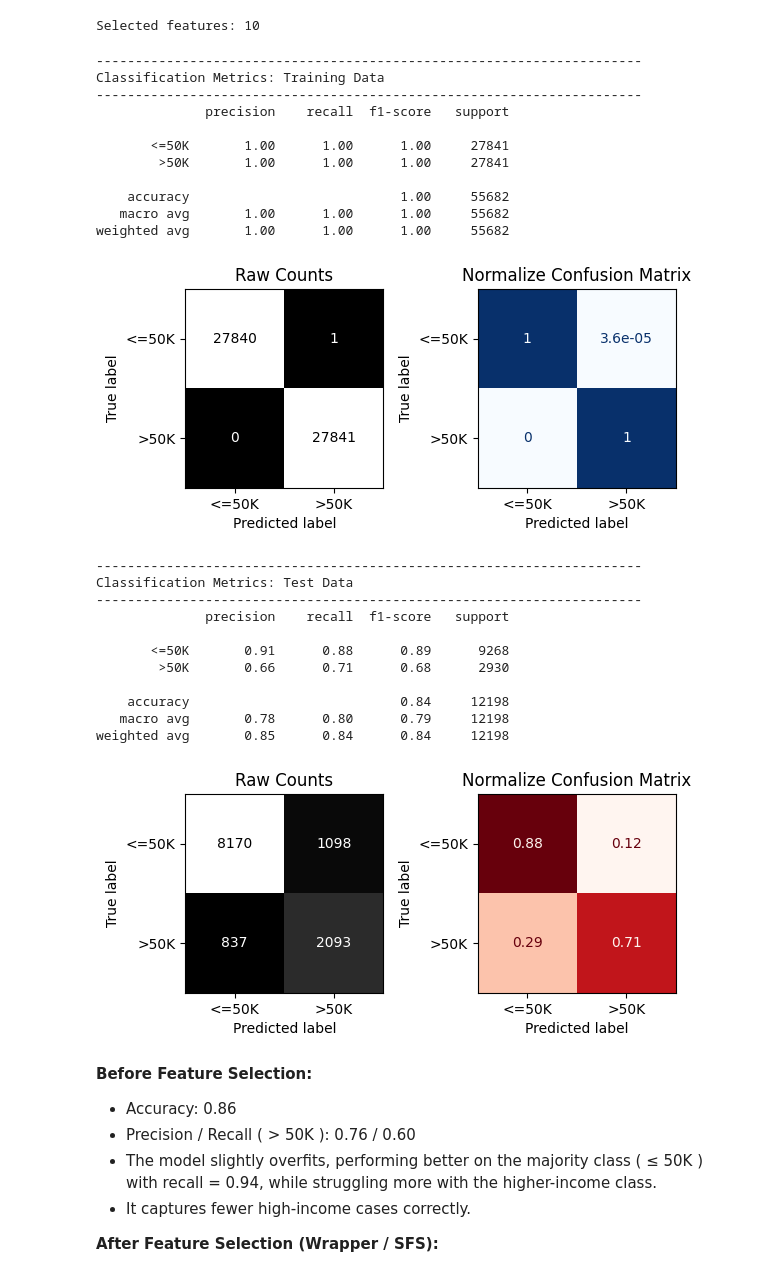
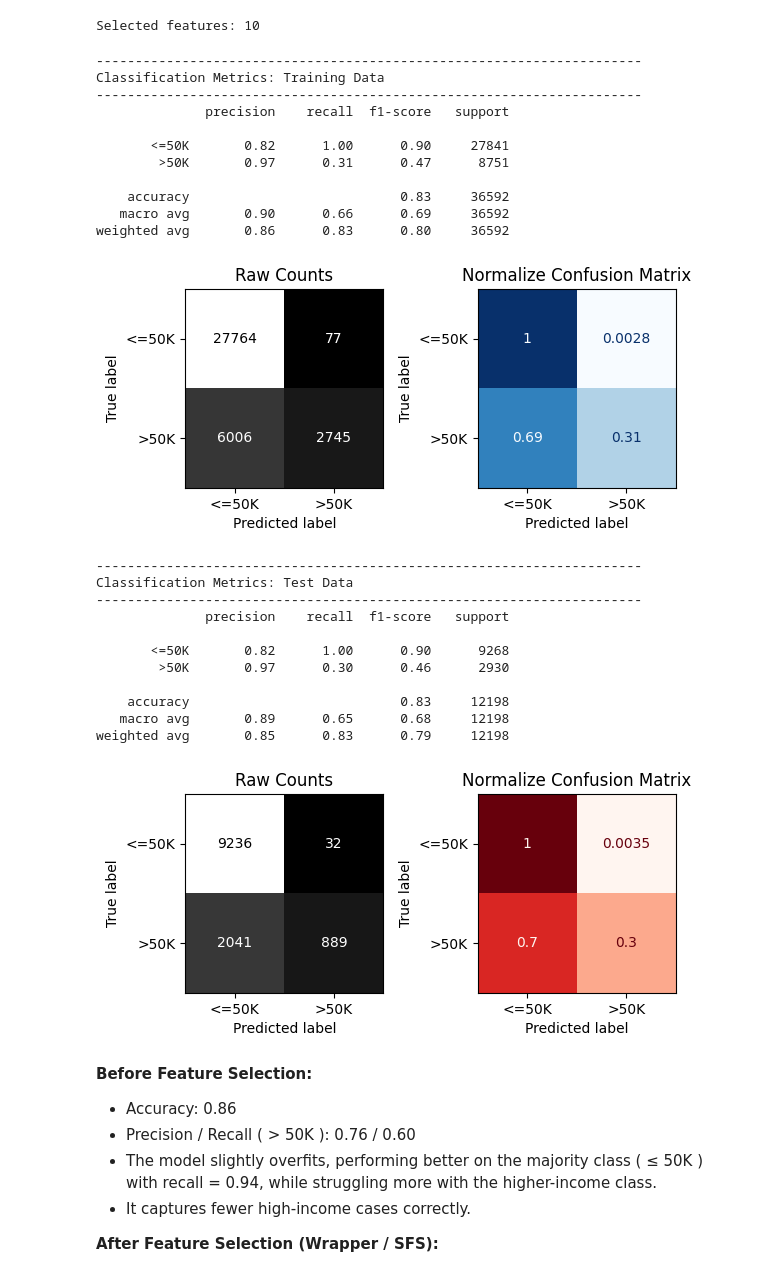
Before and after one commit to NasserKishek/Adult-Income, a Jupyter notebook: Adult_Income.ipynb, the cells around one changed output. Saved outputs shown, nothing was run; the diff lists cells and outputs as text; code cells hidden in the pictures.

```diff
--- a/Adult_Income.ipynb
+++ b/Adult_Income.ipynb
@@ -702,10 +682,10 @@ sfs = SequentialFeatureSelector(
 )
 
 # Fit SFS on training data
-sfs.fit(X_train_balanced, y_train_balanced)
+sfs.fit(X_train_combined, y_train)
 
 # Transform data to select only chosen features
-X_train_sfs = sfs.transform(X_train_balanced)
+X_train_sfs = sfs.transform(X_train_combined)
 X_test_sfs = sfs.transform(X_test_combined)
 
 print("Selected features:", sfs.get_support().sum())
@@ -718,35 +698,35 @@ rf_sfs_final = RandomForestClassifier(
     n_jobs=-1,
     class_weight='balanced'
 )
-rf_sfs_final.fit(X_train_sfs, y_train_balanced)
+rf_sfs_final.fit(X_train_sfs, y_train)
 y_pred_sfs = rf_sfs_final.predict(X_test_sfs)
 # %%
-evaluate_classification(rf_sfs_final, X_train_sfs, y_train_balanced, X_test_sfs, y_test)
+evaluate_classification(rf_sfs_final, X_train_sfs, y_train, X_test_sfs, y_test)
 # %% [output]
 ----------------------------------------------------------------------
 Classification Metrics: Training Data
 ----------------------------------------------------------------------
               precision    recall  f1-score   support
 
-       <=50K       1.00      1.00      1.00     27841
-        >50K       1.00      1.00      1.00     27841
+       <=50K       0.82      1.00      0.90     27841
+        >50K       0.97      0.31      0.47      8751
 
-    accuracy                           1.00     55682
-   macro avg       1.00      1.00      1.00     55682
-weighted avg       1.00      1.00      1.00     55682
+    accuracy                           0.83     36592
+   macro avg       0.90      0.66      0.69     36592
+weighted avg       0.86      0.83      0.80     36592
-[figure, old version]
+[figure, new version]
 ----------------------------------------------------------------------
 Classification Metrics: Test Data
 ----------------------------------------------------------------------
               precision    recall  f1-score   support
 
-       <=50K       0.91      0.88      0.89      9268
-        >50K       0.66      0.71      0.68      2930
+       <=50K       0.82      1.00      0.90      9268
+        >50K       0.97      0.30      0.46      2930
 
-    accuracy                           0.84     12198
-   macro avg       0.78      0.80      0.79     12198
-weighted avg       0.85      0.84      0.84     12198
+    accuracy                           0.83     12198
+   macro avg       0.89      0.65      0.68     12198
+weighted avg       0.85      0.83      0.79     12198
-[figure, old version]
+[figure, new version]
 # %% [markdown]
 **Before Feature Selection:**
 
```
Also changed, not shown: parts of 12 cells of this notebook.
